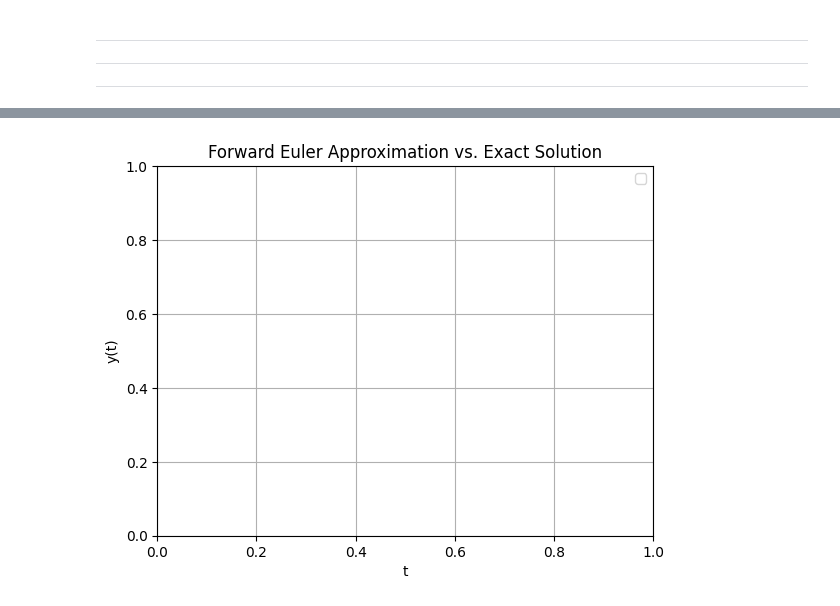
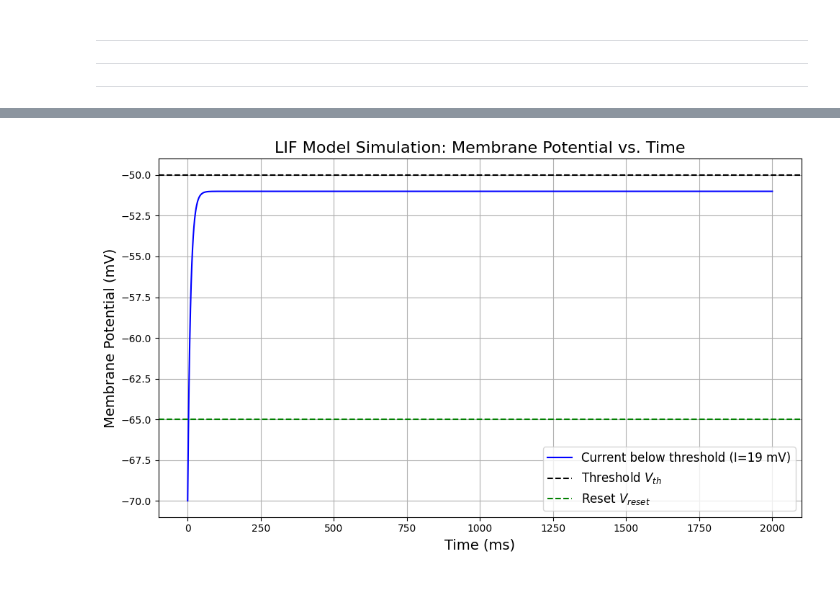
Before and after one commit to abarton51/comp_neuro, a Jupyter notebook: src/hw1/q2.ipynb, the cells around one changed output, grey strips where cells are left out. Saved outputs shown, nothing was run; the diff lists cells and outputs as text; code cells hidden in the pictures.

```diff
--- a/src/hw1/q2.ipynb
+++ b/src/hw1/q2.ipynb
@@ -124,7 +113,0 @@ plt.show()
-# %%
-# Euler method for different initial conditions and time steps
-colors = ['blue', 'green', 'red', 'orange']
-for y0 in y0_vals:
-    for i, dt in enumerate(dt_values):
-        t_euler, y_euler = euler_method(y0, t0, tn, dt)
-        plt.plot(t_euler, y_euler, 'o-', label=f'Euler y0={y0}, dt={dt}', color=colors.pop(0))
@@ -133,10 +114,52 @@ for y0 in y0_vals:
-# %%
-# Formatting the plot
-plt.title("Forward Euler Approximation vs. Exact Solution")
-plt.xlabel("t")
-plt.ylabel("y(t)")
-plt.legend()
-plt.grid(True)
-plt.show()
-# %% [output]
-[figure, removed]
+# %%
+import numpy as np
+import matplotlib.pyplot as plt
+
+# Parameters
+tau_m = 10  # ms
+E_L = -70   # mV (leak potential)
+V_th = -50  # mV (spike threshold)
+V_reset = -65  # mV (reset potential)
+dt = 0.1    # ms (time step)
+t_max = 2000  # ms (maximum time)
+
+# Define the LIF model using Euler method
+def lif_model(I, t_max, dt, V_init):
+    time_steps = int(t_max / dt)
+    V = np.zeros(time_steps)
+    V[0] = V_init
+    t = np.linspace(0, t_max, time_steps)
+
+    for i in range(1, time_steps):
+        dVdt = (1/tau_m)*(-(V[i-1] - E_L) + I)
+        V[i] = V[i-1] + dt * dVdt
+        if V[i] > V_th:  # Spike condition
+            V[i] = V_reset  # Reset after spike
+
+    return t, V
+
+# Input currents: one just below Ith and one just above Ith
+I_below = 19 # Example of current just below threshold (adjust this based on your Ith)
+I_above = 21  # Example of current just above threshold
+
+# Initial value of membrane potential
+V_init = E_L
+
+# Simulate for both input currents
+t_below, V_below = lif_model(I_below, t_max, dt, V_init)
+t_above, V_above = lif_model(I_above, t_max, dt, V_init)
+
+# Plotting the results
+plt.figure(figsize=(10, 6))
+plt.plot(t_below, V_below, label=f'Current below threshold (I={I_below} mV)', color='blue')
+plt.axhline(V_th, color='black', linestyle='--', label="Threshold $V_{th}$")
+plt.axhline(V_reset, color='green', linestyle='--', label="Reset $V_{reset}$")
+plt.title("LIF Model Simulation: Membrane Potential vs. Time", fontsize=16)
+plt.xlabel("Time (ms)", fontsize=14)
+plt.ylabel("Membrane Potential (mV)", fontsize=14)
+plt.legend(fontsize=12)
+plt.grid(True)
+plt.tight_layout()
+plt.show()
+# %% [output]
+[figure, added]
```
Also changed, not shown: parts of 8 cells of this notebook, 1 other file.
